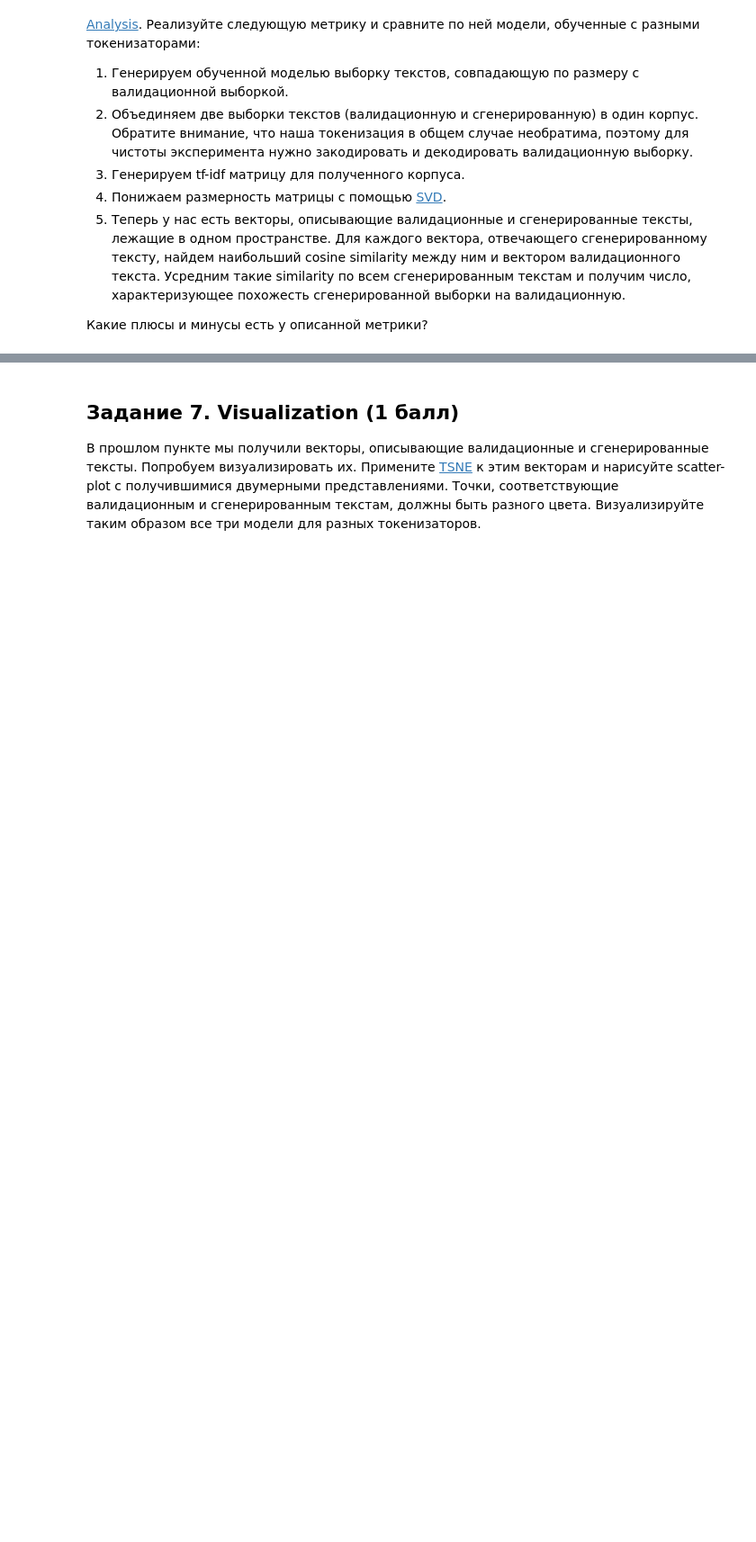
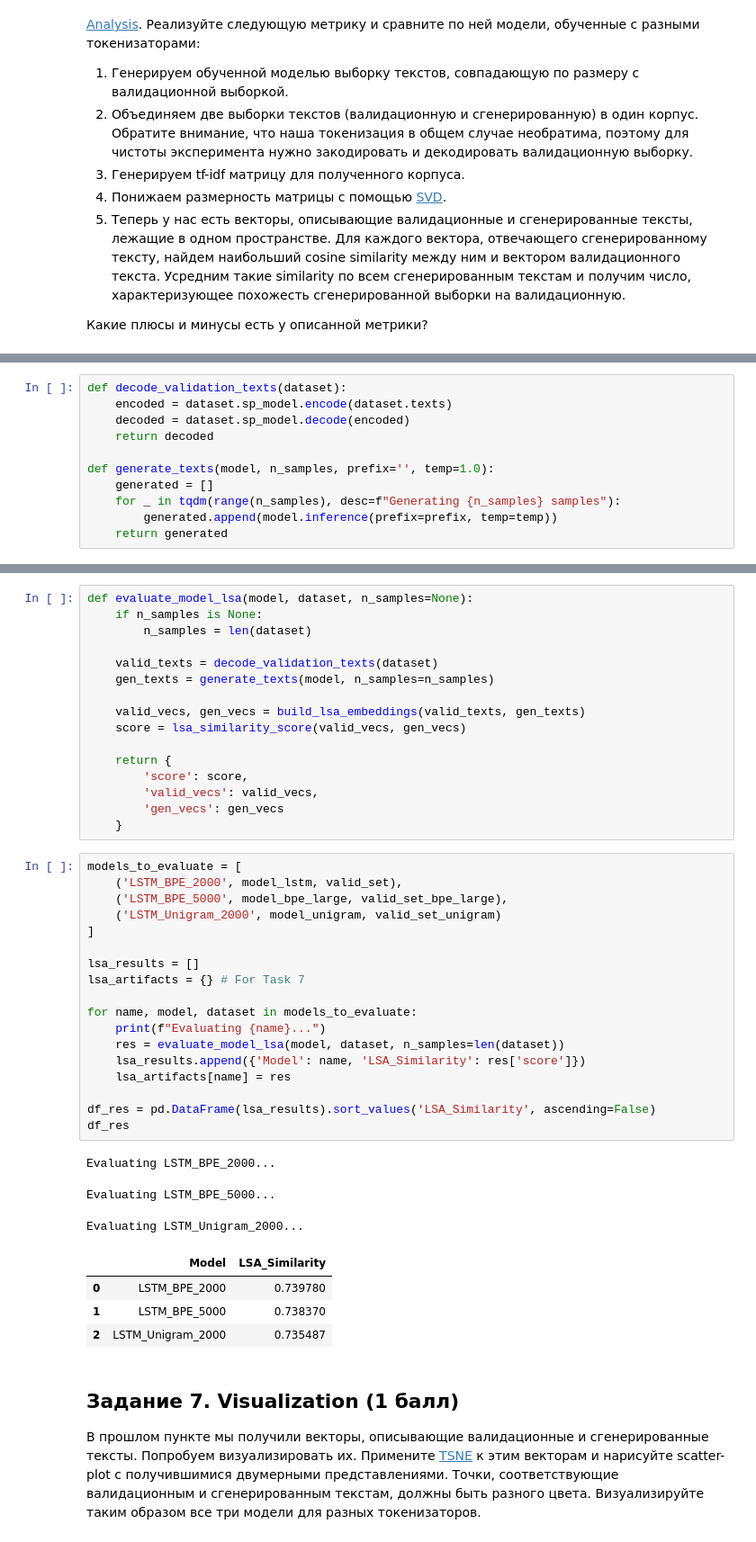
Before and after one commit to werserk/intro-to-dl-hse, a Jupyter notebook: homeworks-small/shw-03-rnn/shw-03-rnn.ipynb, the cells around one changed output, grey strips where cells are left out. Shown at 90% size. Saved outputs shown, nothing was run; the diff lists cells and outputs as text; blank space fills up the shorter version.

```diff
--- a/homeworks-small/shw-03-rnn/shw-03-rnn.ipynb
+++ b/homeworks-small/shw-03-rnn/shw-03-rnn.ipynb
@@ -215,0 +223,11 @@ Generation examples:
+# %%
+def decode_validation_texts(dataset):
+    encoded = dataset.sp_model.encode(dataset.texts)
+    decoded = dataset.sp_model.decode(encoded)
+    return decoded
+
+def generate_texts(model, n_samples, prefix='', temp=1.0):
+    generated = []
+    for _ in tqdm(range(n_samples), desc=f"Generating {n_samples} samples"):
+        generated.append(model.inference(prefix=prefix, temp=temp))
+    return generated
@@ -216,3 +253,45 @@ Generation examples:
+# %%
+def evaluate_model_lsa(model, dataset, n_samples=None):
+    if n_samples is None:
+        n_samples = len(dataset)
+
+    valid_texts = decode_validation_texts(dataset)
+    gen_texts = generate_texts(model, n_samples=n_samples)
+
+    valid_vecs, gen_vecs = build_lsa_embeddings(valid_texts, gen_texts)
+    score = lsa_similarity_score(valid_vecs, gen_vecs)
+
+    return {
+        'score': score,
+        'valid_vecs': valid_vecs,
+        'gen_vecs': gen_vecs
+    }
+# %%
+models_to_evaluate = [
+    ('LSTM_BPE_2000', model_lstm, valid_set),
+    ('LSTM_BPE_5000', model_bpe_large, valid_set_bpe_large),
+    ('LSTM_Unigram_2000', model_unigram, valid_set_unigram)
+]
+
+lsa_results = []
+lsa_artifacts = {} # For Task 7
+
+for name, model, dataset in models_to_evaluate:
+    print(f"Evaluating {name}...")
+    res = evaluate_model_lsa(model, dataset, n_samples=len(dataset))
+    lsa_results.append({'Model': name, 'LSA_Similarity': res['score']})
+    lsa_artifacts[name] = res
+
+df_res = pd.DataFrame(lsa_results).sort_values('LSA_Similarity', ascending=False)
+df_res
+# %% [output]
+Evaluating LSTM_BPE_2000...
+Evaluating LSTM_BPE_5000...
+Evaluating LSTM_Unigram_2000...
+|  | Model | LSA_Similarity |
+| 0 | LSTM_BPE_2000 | 0.739780 |
+| 1 | LSTM_BPE_5000 | 0.738370 |
+| 2 | LSTM_Unigram_2000 | 0.735487 |
 # %% [markdown]
 ## Задание 7. Visualization (1 балл)
 
```
Also changed, not shown: parts of 8 cells of this notebook.
